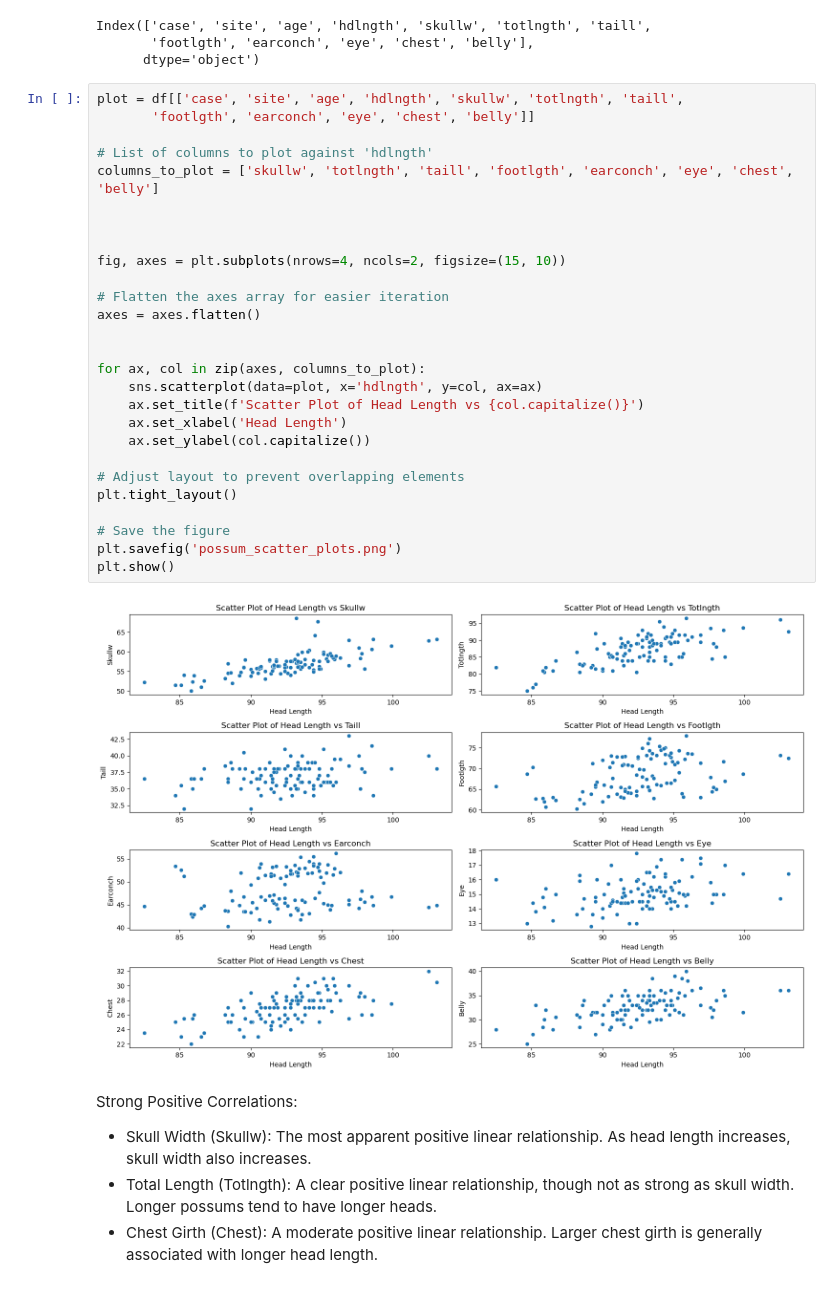
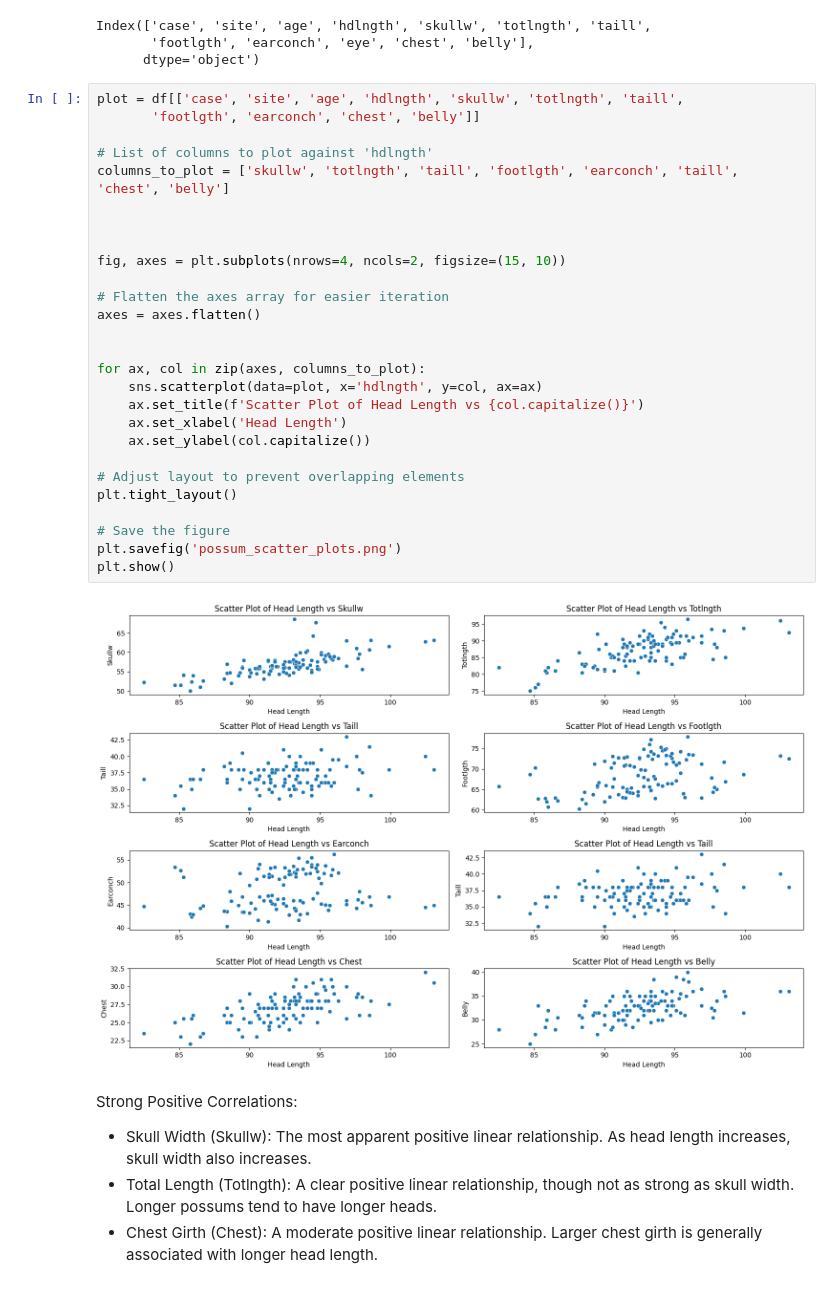
Before and after one commit to Chukwuebuka-2003/possum_prediction, a Jupyter notebook: prediction.ipynb, the cells around one changed output. Saved outputs shown, nothing was run; the diff lists cells and outputs as text.

```diff
--- a/prediction.ipynb
+++ b/prediction.ipynb
@@ -181,33 +181,33 @@ Index(['case', 'site', 'age', 'hdlngth', 'skullw', 'totlngth', 'taill',
       dtype='object')
 # %%
 plot = df[['case', 'site', 'age', 'hdlngth', 'skullw', 'totlngth', 'taill',
-       'footlgth', 'earconch', 'eye', 'chest', 'belly']]
+       'footlgth', 'earconch', 'chest', 'belly']]
 
 # List of columns to plot against 'hdlngth'
-columns_to_plot = ['skullw', 'totlngth', 'taill', 'footlgth', 'earconch', 'eye', 'chest', 'belly']
+columns_to_plot = ['skullw', 'totlngth', 'taill', 'footlgth', 'earconch', 'taill', 'chest', 'belly']
 
 
 
 fig, axes = plt.subplots(nrows=4, ncols=2, figsize=(15, 10))
 
 # Flatten the axes array for easier iteration
 axes = axes.flatten()
 
 
 for ax, col in zip(axes, columns_to_plot):
     sns.scatterplot(data=plot, x='hdlngth', y=col, ax=ax)
     ax.set_title(f'Scatter Plot of Head Length vs {col.capitalize()}')
     ax.set_xlabel('Head Length')
     ax.set_ylabel(col.capitalize())
 
 # Adjust layout to prevent overlapping elements
 plt.tight_layout()
 
 # Save the figure
 plt.savefig('possum_scatter_plots.png')
 plt.show()
 # %% [output]
-[figure, old version]
+[figure, new version]
 # %% [markdown]
 Strong Positive Correlations:
 - Skull Width (Skullw): The most apparent positive linear relationship. As head length increases, skull width also increases.
```
Also changed, not shown: parts of 35 cells of this notebook, 7 other files.
